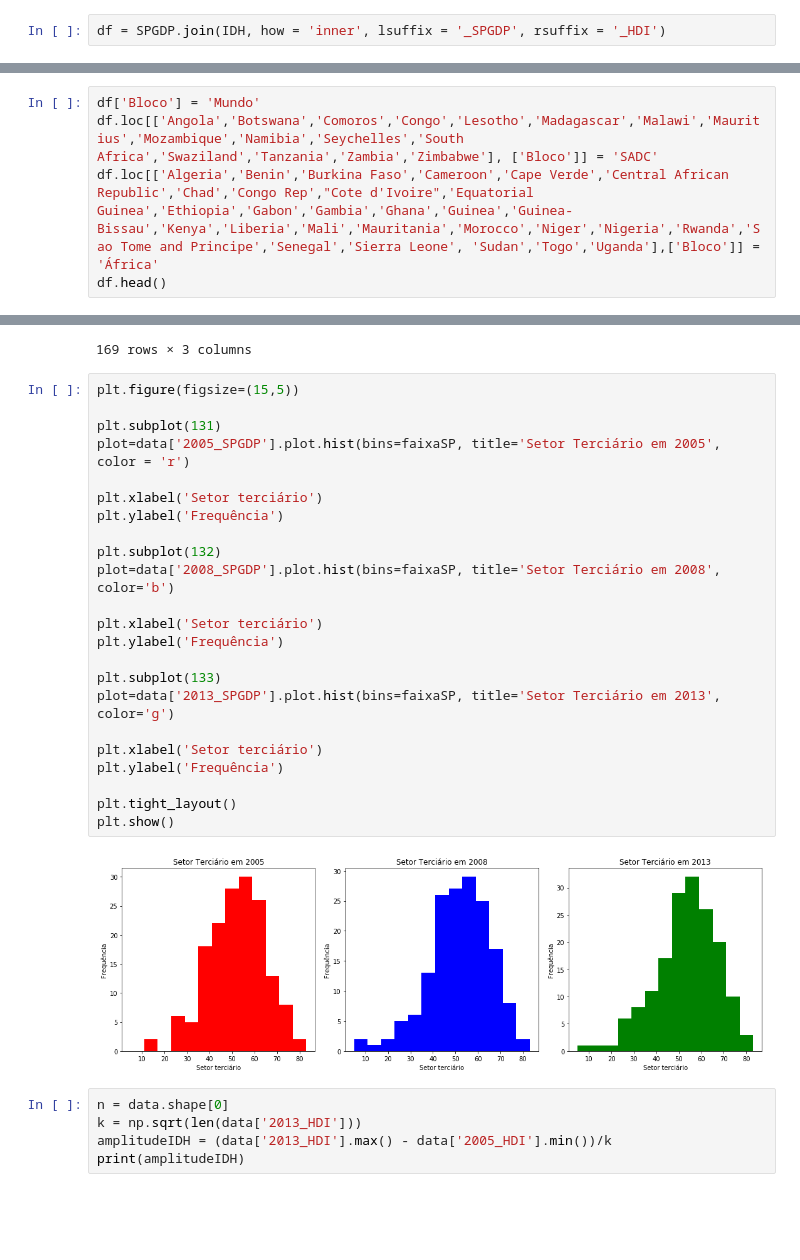
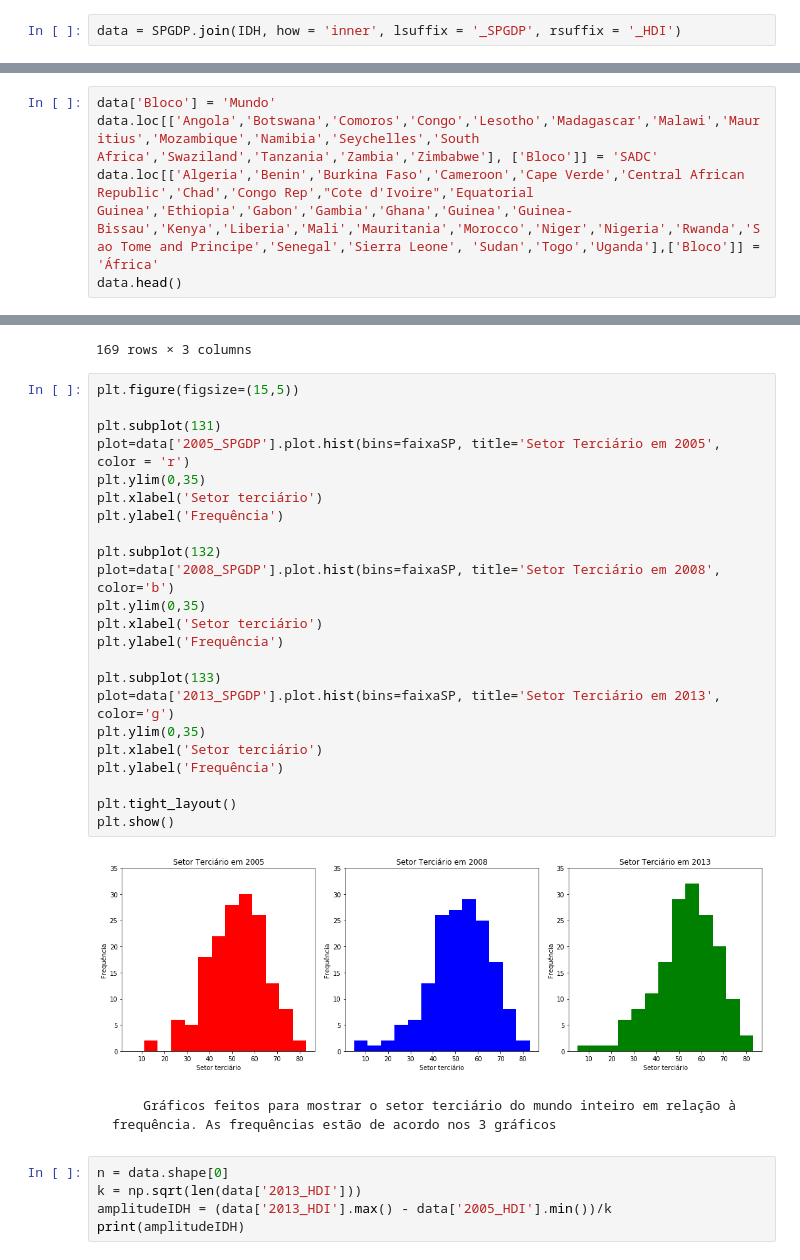
Before and after one commit to arthurfc12/Projeto1CD, a Jupyter notebook: projetopt1.ipynb, the cells around one changed output, grey strips where cells are left out. Saved outputs shown, nothing was run; the diff lists cells and outputs as text; blank space fills up the shorter version.

```diff
--- a/projetopt1.ipynb
+++ b/projetopt1.ipynb
@@ -44,5 +54,5 @@ SPGDP = SPGDP_idx[[2005,2008,2013]]
 # %% [markdown]
 **Juntar anos de interesse em um Dataframe**
 # %%
-df = SPGDP.join(IDH, how = 'inner', lsuffix = '_SPGDP', rsuffix = '_HDI')
+data = SPGDP.join(IDH, how = 'inner', lsuffix = '_SPGDP', rsuffix = '_HDI')
 # %%
@@ -60,10 +70,10 @@ df.head()
 # %% [markdown]
 Faremos isso pois, de acordo com a nossa pergunta guiadora, estamos procurando comparar os países do SADC com os outros países da África e, depois, com o resto do mundo. Isso nos dará um insight em como o bloco se comporta em relação aos países do mesmo continente, já que esses tem mais semelhanças entre si, e, após isso, perante ao resto do mundo.
 # %%
-df['Bloco'] = 'Mundo'
-df.loc[['Angola','Botswana','Comoros','Congo','Lesotho','Madagascar','Malawi','Mauritius','Mozambique','Namibia','Seychelles','South Africa','Swaziland','Tanzania','Zambia','Zimbabwe'], ['Bloco']] = 'SADC'
-df.loc[['Algeria','Benin','Burkina Faso','Cameroon','Cape Verde','Central African Republic','Chad','Congo Rep',"Cote d'Ivoire",'Equatorial Guinea','Ethiopia','Gabon','Gambia','Ghana','Guinea','Guinea-Bissau','Kenya','Liberia','Mali','Mauritania','Morocco','Niger','Nigeria','Rwanda','Sao Tome and Principe','Senegal','Sierra Leone', 'Sudan','Togo','Uganda'],['Bloco']] = 'África'
-df.head()
+data['Bloco'] = 'Mundo'
+data.loc[['Angola','Botswana','Comoros','Congo','Lesotho','Madagascar','Malawi','Mauritius','Mozambique','Namibia','Seychelles','South Africa','Swaziland','Tanzania','Zambia','Zimbabwe'], ['Bloco']] = 'SADC'
+data.loc[['Algeria','Benin','Burkina Faso','Cameroon','Cape Verde','Central African Republic','Chad','Congo Rep',"Cote d'Ivoire",'Equatorial Guinea','Ethiopia','Gabon','Gambia','Ghana','Guinea','Guinea-Bissau','Kenya','Liberia','Mali','Mauritania','Morocco','Niger','Nigeria','Rwanda','Sao Tome and Principe','Senegal','Sierra Leone', 'Sudan','Togo','Uganda'],['Bloco']] = 'África'
+data.head()
 # %% [output]
 |  | 2005_SPGDP | 2008_SPGDP | 2013_SPGDP | 2005_HDI | 2008_HDI | 2013_HDI | Bloco |
 | country |  |  |  |  |  |  |  |
@@ -163,28 +173,30 @@ tabela_faixa_SP
 # %%
 plt.figure(figsize=(15,5))
 
 plt.subplot(131)
 plot=data['2005_SPGDP'].plot.hist(bins=faixaSP, title='Setor Terciário em 2005', color = 'r')
-
+plt.ylim(0,35)
 plt.xlabel('Setor terciário')
 plt.ylabel('Frequência')
 
 plt.subplot(132)
 plot=data['2008_SPGDP'].plot.hist(bins=faixaSP, title='Setor Terciário em 2008', color='b')
-
+plt.ylim(0,35)
 plt.xlabel('Setor terciário')
 plt.ylabel('Frequência')
 
 plt.subplot(133)
 plot=data['2013_SPGDP'].plot.hist(bins=faixaSP, title='Setor Terciário em 2013', color='g')
-
+plt.ylim(0,35)
 plt.xlabel('Setor terciário')
 plt.ylabel('Frequência')
 
 plt.tight_layout()
 plt.show()
 # %% [output]
-[figure, old version]
+[figure, new version]
+# %% [markdown]
+        Gráficos feitos para mostrar o setor terciário do mundo inteiro em relação à frequência. As frequências estão de acordo nos 3 gráficos
 # %%
 n = data.shape[0]
 k = np.sqrt(len(data['2013_HDI']))
```
Also changed, not shown: parts of 14 cells of this notebook, 1 other file.
